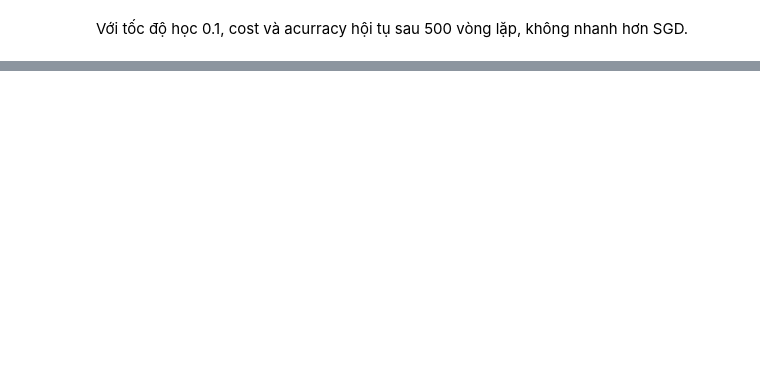
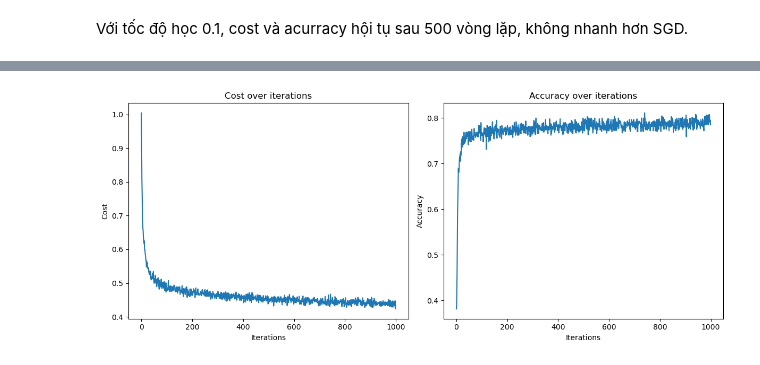
Before and after one commit to HaiAu2501/Neural-Network, a Jupyter notebook: Classification/Logistic Regression/LogisticRegression_NN.ipynb, the cells around one changed output, grey strips where cells are left out. Cells and saved outputs as stored; diff of their text form; code cells hidden in the pictures; blank space fills up the shorter version.

```diff
--- a/Classification/Logistic Regression/LogisticRegression_NN.ipynb
+++ b/Classification/Logistic Regression/LogisticRegression_NN.ipynb
@@ -554,0 +424,97 @@ Accuracy on test set: 0.7402597402597403
+# %%
+def initialize_parameters(n_x, n_h, n_y):
+    np.random.seed(1)
+
+    # Xavier initialization
+    W1 = np.random.randn(n_h, n_x) * np.sqrt(2. / n_x)
+    b1 = np.zeros((n_h, 1))
+    W2 = np.random.randn(n_y, n_h) * np.sqrt(2. / n_h)
+    b2 = np.zeros((n_y, 1))
+
+    return W1, b1, W2, b2
+
+def logistic_regression_nn_v2(X, Y, n_h, learning_rate, num_iterations, lambd, keep_prob):
+    n_x, m = X.shape
+    n_y = Y.shape[0]
+
+    W1, b1, W2, b2 = initialize_parameters(n_x, n_h, n_y)
+
+    costs = []
+    accuracies = []
+    best_acc = 0  # keep track of the best accuracy
+    best_cost = float('inf')
+    best_params = {}  # keep track of the best parameters
+
+    for i in range(num_iterations):
+        # Forward Propagation with Dropout
+        Z1 = np.dot(W1, X) + b1
+        A1 = relu(Z1)
+        D1 = (np.random.rand(*A1.shape) < keep_prob)  # create a dropout mask
+        A1 *= D1  # apply the dropout mask
+        A1 /= keep_prob  # scale the value of neurons that haven't been shut down
+        Z2 = np.dot(W2, A1) + b2
+        A2 = sigmoid(Z2)
+
+        cost = compute_cost_v2(Y, A2, W1, W2, lambd)
+        costs.append(cost)
+
+        # Backward Propagation with Dropout
+        dZ2 = A2 - Y
+        dW2 = (1/m) * np.dot(dZ2, A1.T) + (lambd / m) * W2
+        db2 = (1/m) * np.sum(dZ2, axis=1, keepdims=True)
+
+        dA1 = np.dot(W2.T, dZ2)
+        dA1 *= D1  # apply dropout mask to the backward path
+        dZ1 = dA1 * relu_derivative(Z1)
+        dW1 = (1/m) * np.dot(dZ1, X.T) + (lambd / m) * W1
+        db1 = (1/m) * np.sum(dZ1, axis=1, keepdims=True)
+
+        # Update parameters
+        W1 -= learning_rate * dW1
+        b1 -= learning_rate * db1
+        W2 -= learning_rate * dW2
+        b2 -= learning_rate * db2
+
+        # Compute accuracy
+        accuracy = np.mean((A2 > 0.5) == Y)
+        accuracies.append(accuracy)
+
+        # Early stopping: Save the parameters which give the best accuracy on the training set
+        if accuracy > best_acc:
+            best_acc = accuracy
+            best_cost = cost
+            best_params = {"W1": W1, "b1": b1, "W2": W2, "b2": b2}
+
+        if i % 100 == 0:
+            print(f"Iteration {i}, Cost: {cost}, Accuracy: {accuracy}")
+
+    return best_params, costs, accuracies, best_cost, best_acc
+
+# Adjusted parameters
+n_h = 100  # number of nodes in hidden layer
+learning_rate = 0.03  # learning rate
+lambd = 0.05  # regularization parameter
+keep_prob = 0.9  # dropout keep probability
+
+# Train the model and retrieve results
+params, costs, accuracies, best_cost, best_acc = logistic_regression_nn_v2(X_train_T, y_train_T, n_h=n_h, learning_rate=learning_rate, num_iterations=1000, lambd=lambd, keep_prob=keep_prob)
+
+# Plot the cost and accuracy graphs
+plt.figure(figsize=(12, 5))
+plt.subplot(1, 2, 1)
+plt.plot(costs)
+plt.title('Cost over iterations')
+plt.xlabel('Iterations')
+plt.ylabel('Cost')
+plt.subplot(1, 2, 2)
+plt.plot(accuracies)
+plt.title('Accuracy over iterations')
+plt.xlabel('Iterations')
+plt.ylabel('Accuracy')
+plt.tight_layout()
+plt.show()
+
+# Return the final accuracy
+print(best_acc)
+print(best_cost)
+# %% [output]
@@ -554,0 +531 @@ Accuracy on test set: 0.7402597402597403
+[figure, added]
```
Also changed, not shown: parts of 16 cells of this notebook.
